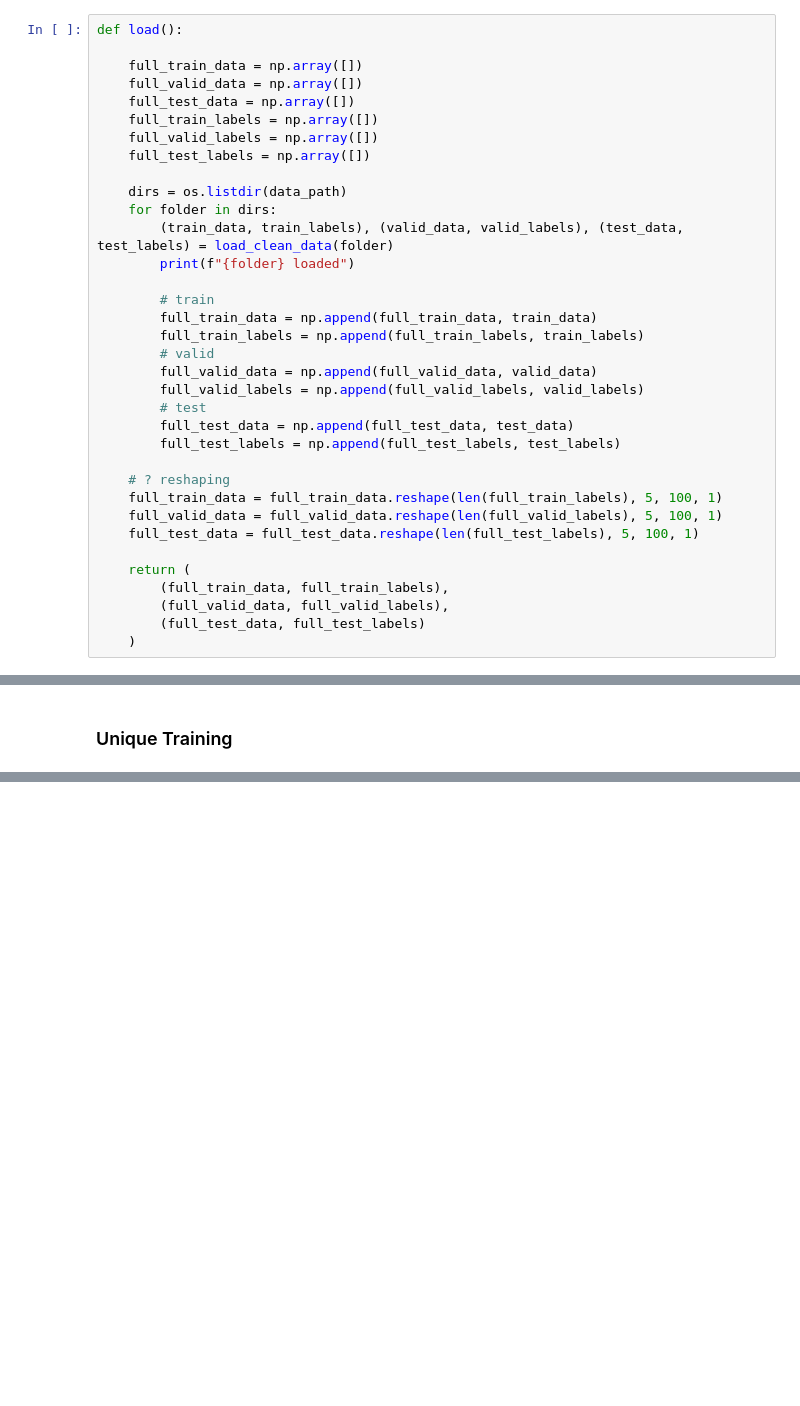
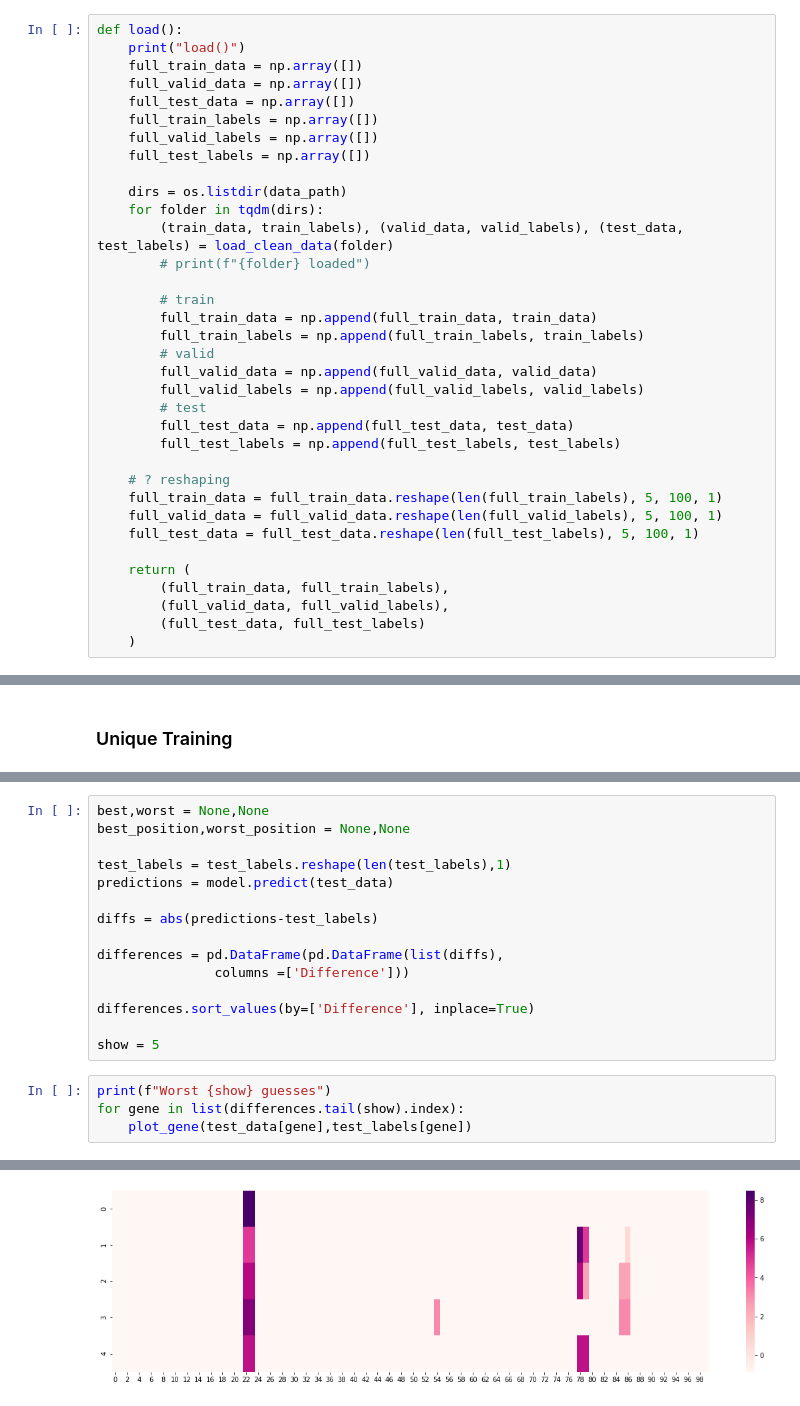
Before and after one commit to davide97g/ultra-chrome, a Jupyter notebook: notebooks/models.ipynb, the cells around one changed output, grey strips where cells are left out. Cells and saved outputs as stored; diff of their text form; blank space fills up the shorter version.

```diff
--- a/notebooks/models.ipynb
+++ b/notebooks/models.ipynb
@@ -27,7 +30,7 @@ np.random.seed(42)
 ## Load the data
 # %%
 def load():
-
+    print("load()")
     full_train_data = np.array([])
     full_valid_data = np.array([])
     full_test_data = np.array([])
@@ -36,9 +39,9 @@ def load():
     full_test_labels = np.array([])
 
     dirs = os.listdir(data_path)
-    for folder in dirs:
+    for folder in tqdm(dirs):
         (train_data, train_labels), (valid_data, valid_labels), (test_data, test_labels) = load_clean_data(folder)
-        print(f"{folder} loaded")
+        # print(f"{folder} loaded")
 
         # train
         full_train_data = np.append(full_train_data, train_data)
@@ -482,0 +398,20 @@ Ultra_Chrome | min: 0.6721066832542419 - max: 0.8648486733436584 - mean: 0.76399
+# %%
+best,worst = None,None
+best_position,worst_position = None,None
+
+test_labels = test_labels.reshape(len(test_labels),1)
+predictions = model.predict(test_data)
+
+diffs = abs(predictions-test_labels)
+
+differences = pd.DataFrame(pd.DataFrame(list(diffs),
+               columns =['Difference']))
+
+differences.sort_values(by=['Difference'], inplace=True)
+
+show = 5
+# %%
+print(f"Worst {show} guesses")
+for gene in list(differences.tail(show).index):
+    plot_gene(test_data[gene],test_labels[gene])
+# %% [output]
@@ -482,0 +419 @@ Ultra_Chrome | min: 0.6721066832542419 - max: 0.8648486733436584 - mean: 0.76399
+[figure, added]
```
Also changed, not shown: parts of 36 cells of this notebook, 13 other files.
